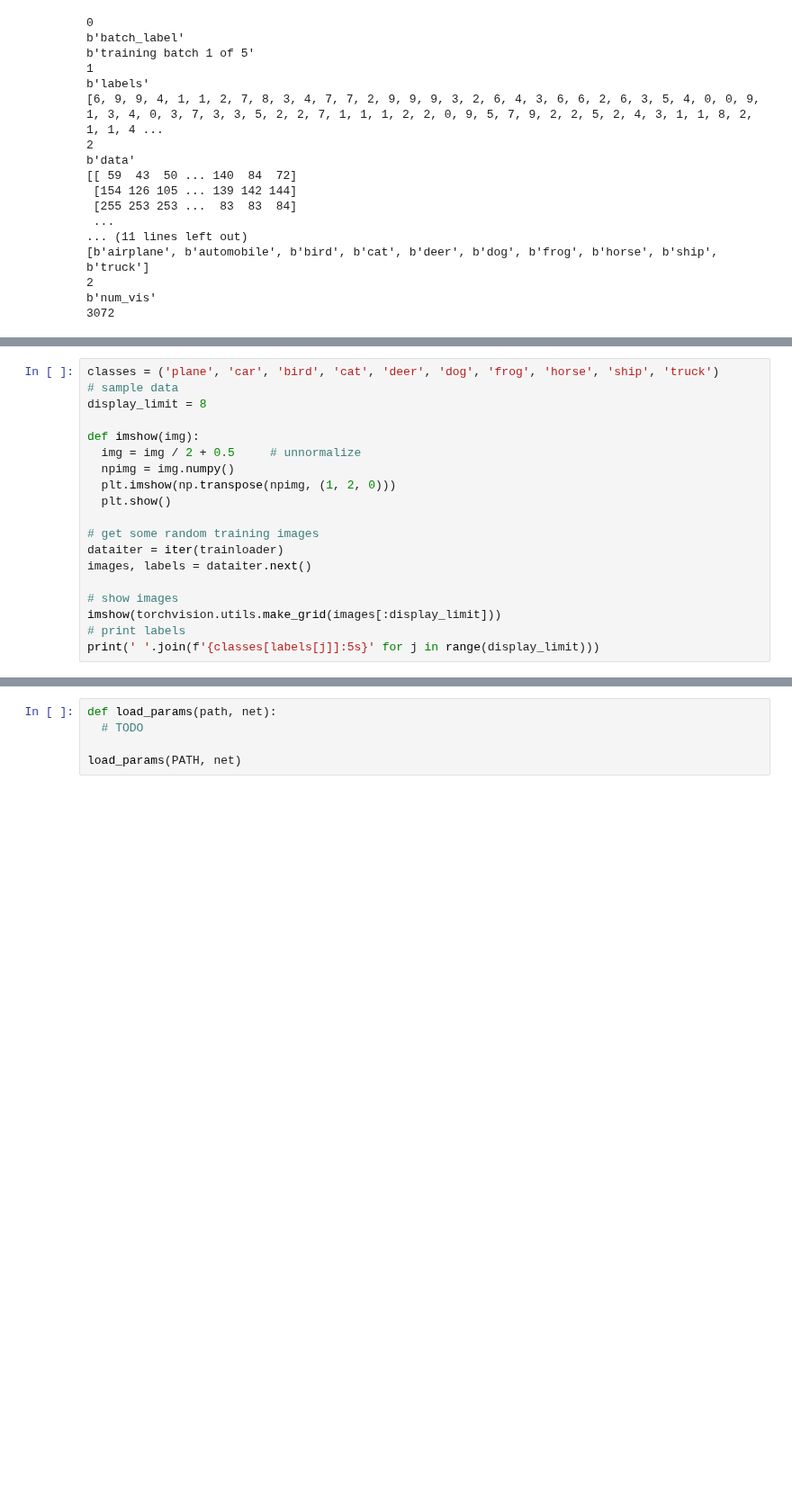
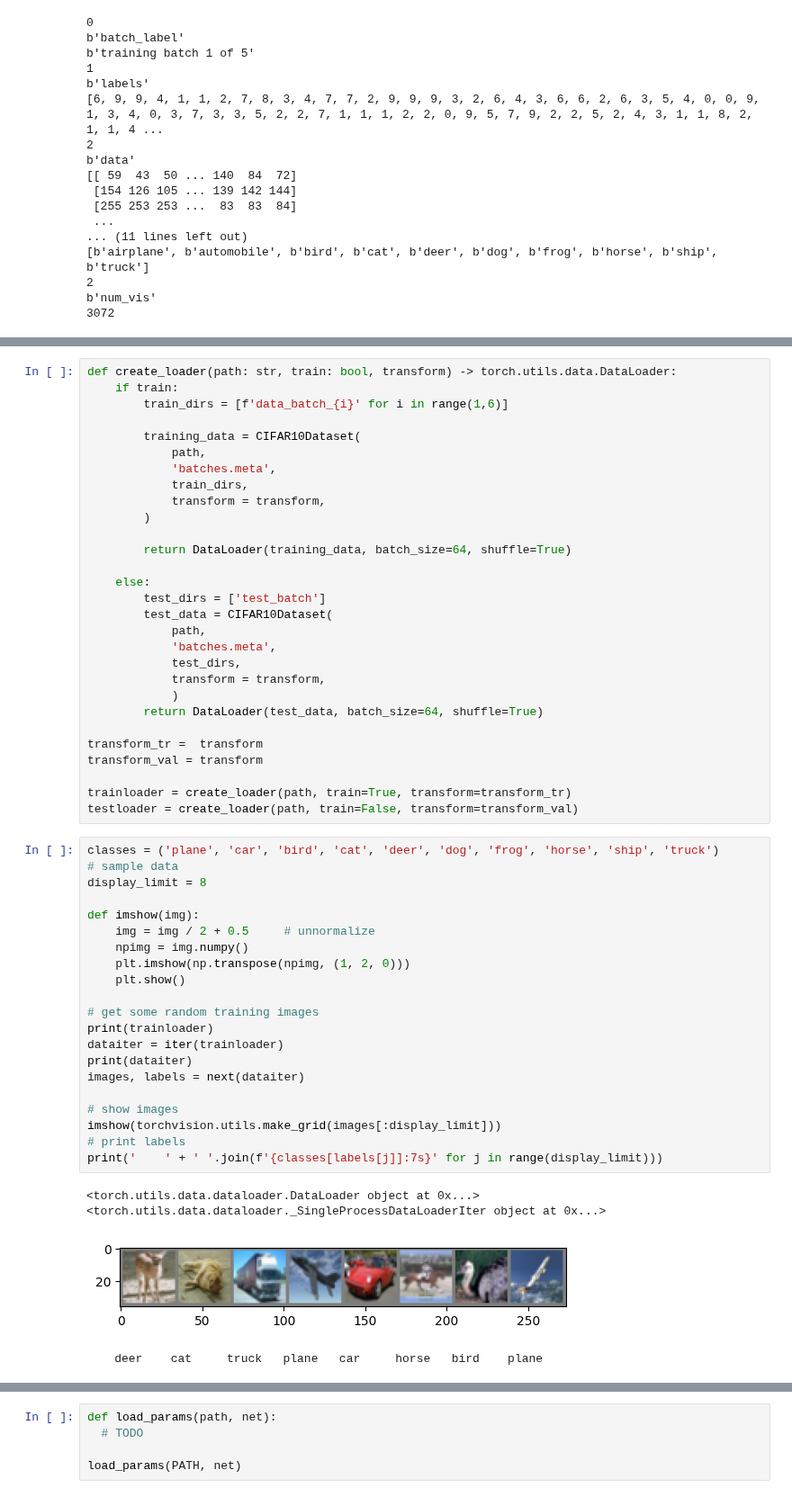
Before and after one commit to Jokilos/ML-stuff, a Jupyter notebook: 1.2/VR/lab01/lab01.ipynb, the cells around one changed output, grey strips where cells are left out. Shown at 90% size. Saved outputs shown, nothing was run; the diff lists cells and outputs as text; blank space fills up the shorter version.

```diff
--- a/1.2/VR/lab01/lab01.ipynb
+++ b/1.2/VR/lab01/lab01.ipynb
@@ -132,22 +150,58 @@ b'num_vis'
+# %%
+def create_loader(path: str, train: bool, transform) -> torch.utils.data.DataLoader:
+    if train:
+        train_dirs = [f'data_batch_{i}' for i in range(1,6)]
+
+        training_data = CIFAR10Dataset(
+            path,
+            'batches.meta',
+            train_dirs,
+            transform = transform,
+        )
+
+        return DataLoader(training_data, batch_size=64, shuffle=True)
+
+    else:
+        test_dirs = ['test_batch']
+        test_data = CIFAR10Dataset(
+            path,
+            'batches.meta',
+            test_dirs,
+            transform = transform,
+            )
+        return DataLoader(test_data, batch_size=64, shuffle=True)
+
+transform_tr =  transform
+transform_val = transform
+
+trainloader = create_loader(path, train=True, transform=transform_tr)
+testloader = create_loader(path, train=False, transform=transform_val)
 # %%
 classes = ('plane', 'car', 'bird', 'cat', 'deer', 'dog', 'frog', 'horse', 'ship', 'truck')
 # sample data
 display_limit = 8
 
 def imshow(img):
-  img = img / 2 + 0.5     # unnormalize
-  npimg = img.numpy()
-  plt.imshow(np.transpose(npimg, (1, 2, 0)))
-  plt.show()
+    img = img / 2 + 0.5     # unnormalize
+    npimg = img.numpy()
+    plt.imshow(np.transpose(npimg, (1, 2, 0)))
+    plt.show()
 
 # get some random training images
+print(trainloader)
 dataiter = iter(trainloader)
-images, labels = dataiter.next()
+print(dataiter)
+images, labels = next(dataiter)
 
 # show images
 imshow(torchvision.utils.make_grid(images[:display_limit]))
 # print labels
-print(' '.join(f'{classes[labels[j]]:5s}' for j in range(display_limit)))
+print('    ' + ' '.join(f'{classes[labels[j]]:7s}' for j in range(display_limit)))
+# %% [output]
+<torch.utils.data.dataloader.DataLoader object at 0x...>
+<torch.utils.data.dataloader._SingleProcessDataLoaderIter object at 0x...>
+[figure, added]
+    deer    cat     truck   plane   car     horse   bird    plane
 # %%
 W, H = 32, 32
 Ch = 3
```
Also changed, not shown: parts of 12 cells of this notebook, 1 other file.
